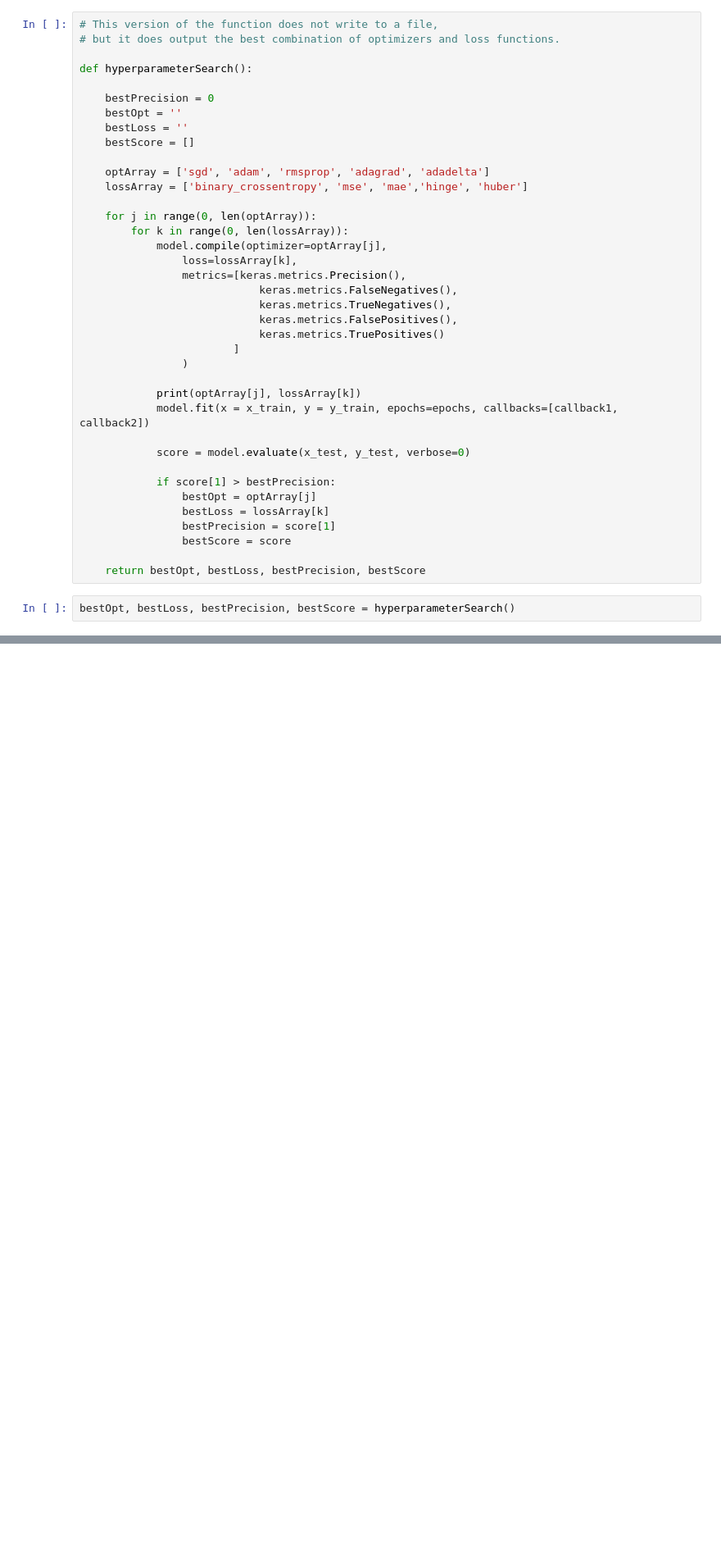
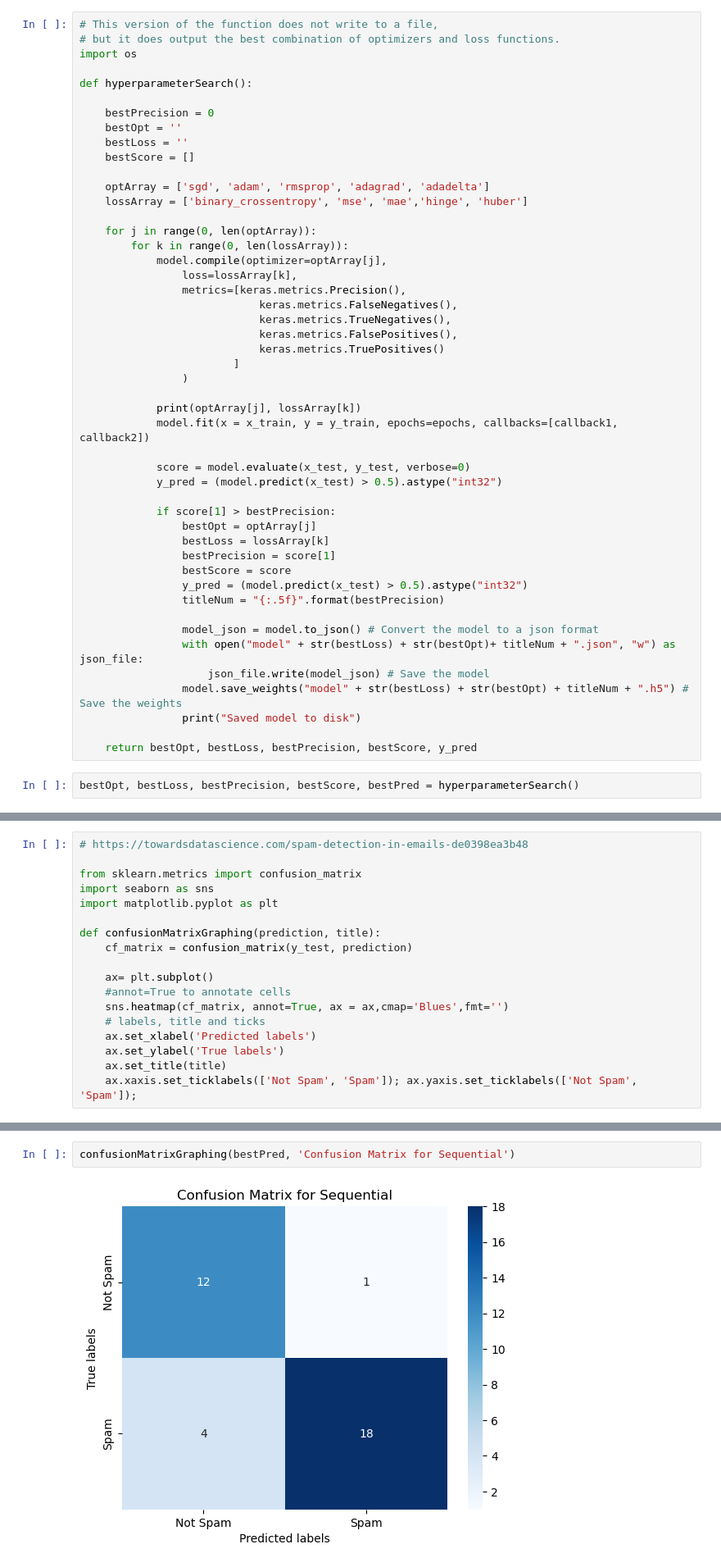
Before and after one commit to brepowell/Spam-Classifier, a Jupyter notebook: project_File.ipynb, the cells around one changed output, grey strips where cells are left out. Shown: that part at 82% size. Cells and saved outputs as stored; diff of their text form; blank space fills up the shorter version.

Commit message:
Model Saving

```diff
--- a/project_File.ipynb
+++ b/project_File.ipynb
@@ -509,6 +509,7 @@ def hyperparameterSearchWithDoc():
 # %%
 # This version of the function does not write to a file,
 # but it does output the best combination of optimizers and loss functions.
+import os
 
 def hyperparameterSearch():
 
@@ -536,16 +537,25 @@ def hyperparameterSearch():
             model.fit(x = x_train, y = y_train, epochs=epochs, callbacks=[callback1, callback2])
 
             score = model.evaluate(x_test, y_test, verbose=0)
+            y_pred = (model.predict(x_test) > 0.5).astype("int32")
 
             if score[1] > bestPrecision:
                 bestOpt = optArray[j]
                 bestLoss = lossArray[k]
                 bestPrecision = score[1]
                 bestScore = score
+                y_pred = (model.predict(x_test) > 0.5).astype("int32")
+                titleNum = "{:.5f}".format(bestPrecision)
 
-    return bestOpt, bestLoss, bestPrecision, bestScore
+                model_json = model.to_json() # Convert the model to a json format
+                with open("model" + str(bestLoss) + str(bestOpt)+ titleNum + ".json", "w") as json_file:
+                    json_file.write(model_json) # Save the model
+                model.save_weights("model" + str(bestLoss) + str(bestOpt) + titleNum + ".h5") # Save the weights
+                print("Saved model to disk")
+
+    return bestOpt, bestLoss, bestPrecision, bestScore, y_pred
 # %%
-bestOpt, bestLoss, bestPrecision, bestScore = hyperparameterSearch()
+bestOpt, bestLoss, bestPrecision, bestScore, bestPred = hyperparameterSearch()
 # %% [output]
 sgd binary_crossentropy
 Epoch 1/500
@@ -588,3 +599,21 @@ Test True Positives: 14.0
+# %%
+# https://towardsdatascience.com/spam-detection-in-emails-de0398ea3b48
+
+from sklearn.metrics import confusion_matrix
+import seaborn as sns
+import matplotlib.pyplot as plt
+
+def confusionMatrixGraphing(prediction, title):
+    cf_matrix = confusion_matrix(y_test, prediction)
+
+    ax= plt.subplot()
+    #annot=True to annotate cells
+    sns.heatmap(cf_matrix, annot=True, ax = ax,cmap='Blues',fmt='')
+    # labels, title and ticks
+    ax.set_xlabel('Predicted labels')
+    ax.set_ylabel('True labels')
+    ax.set_title(title)
+    ax.xaxis.set_ticklabels(['Not Spam', 'Spam']); ax.yaxis.set_ticklabels(['Not Spam', 'Spam']);
 # %% [markdown]
 ## Decision Tree
 # %%
@@ -628,0 +658,4 @@ tree.plot_tree(clf)
+# %%
+confusionMatrixGraphing(bestPred, 'Confusion Matrix for Sequential')
+# %% [output]
+[figure, added]
```
Also changed, not shown: parts of 16 cells of this notebook, 14 other files.
